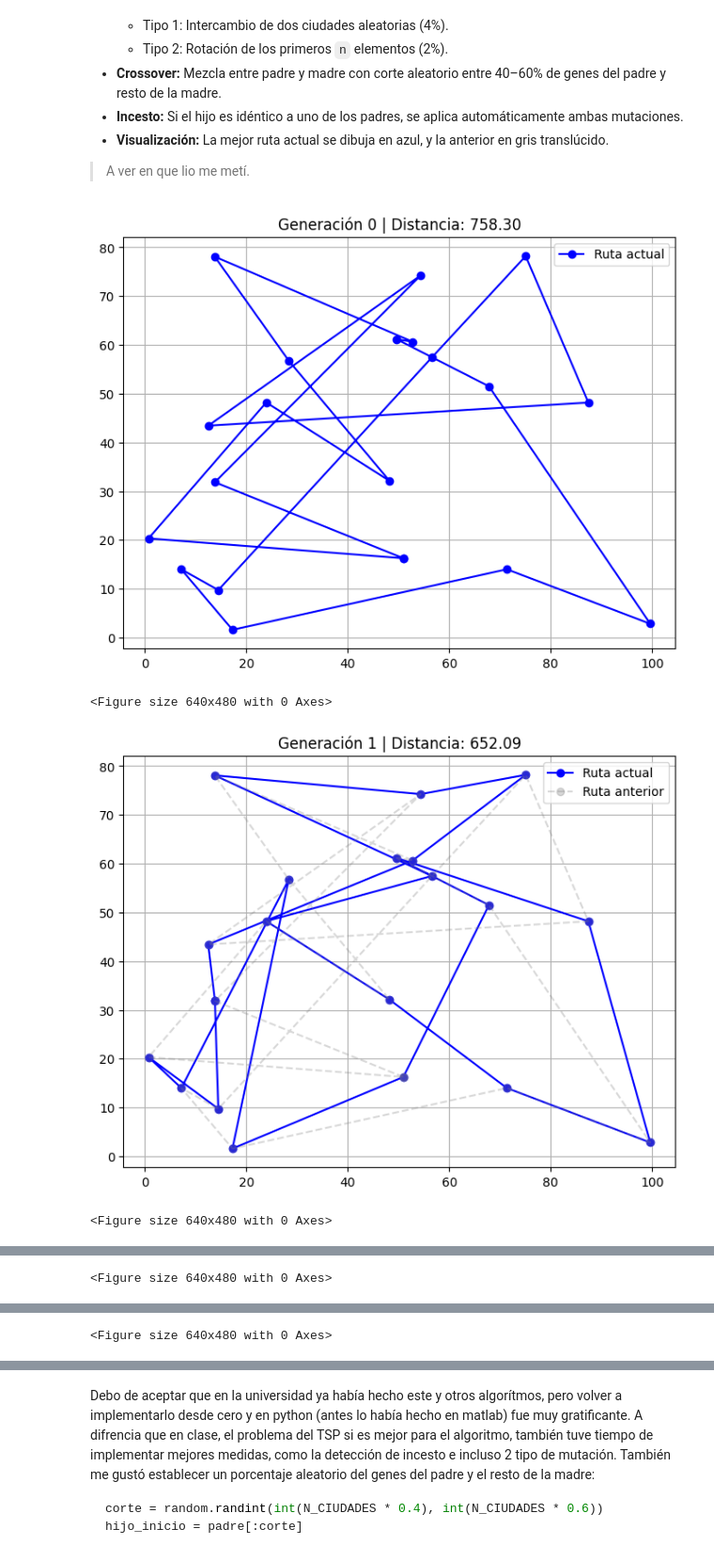
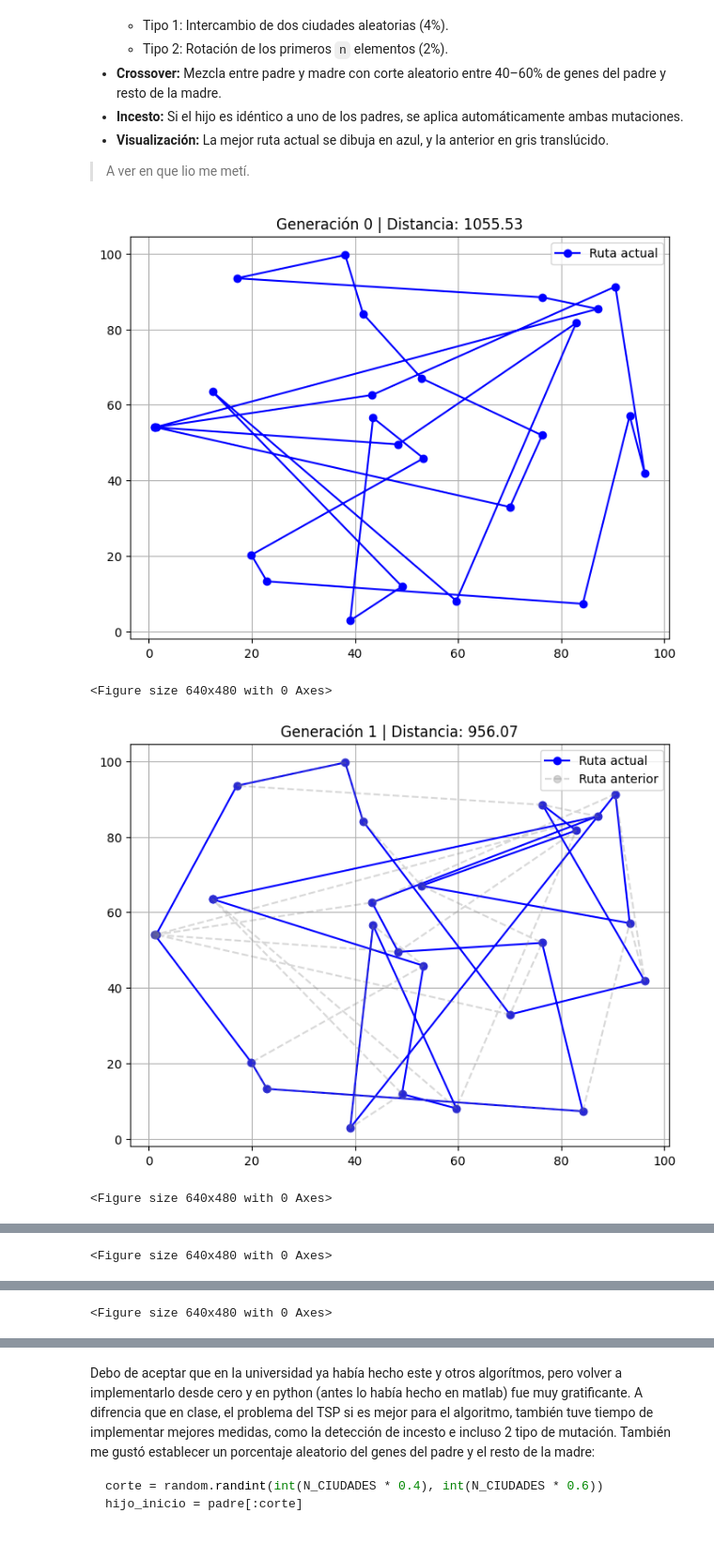
Before and after one commit to Pepe-Padilla/deep-learning, a Jupyter notebook: algoritmosGeneticos.ipynb, the cells around one changed output, grey strips where cells are left out. Shown at 94% size. Cells and saved outputs as stored; diff of their text form; code cells hidden in the pictures.

```diff
--- a/algoritmosGeneticos.ipynb
+++ b/algoritmosGeneticos.ipynb
@@ -30,9 +30,9 @@ import matplotlib.pyplot as plt
 import random
 
 # ----- Configuración inicial -----
-N_CIUDADES = 20
-TAM_POBLACION = 100
-GENERACIONES = 300
+N_CIUDADES = 25
+TAM_POBLACION = 200
+GENERACIONES = 500
 ELITISMO = 2
 
 PROB_MUT1 = 0.04
@@ -104,34 +104,34 @@ def evolucionar(poblacion, generaciones):
             graficar_ruta(ciudades, mejor_ruta, ruta_anterior, gen, mejor_distancia)
 
     return mejor_ruta, mejor_distancia
 
 # ----- Visualización -----
 def graficar_ruta(ciudades, ruta, ruta_anterior, gen, distancia):
     plt.figure(figsize=(8, 6))
     x, y = ciudades[ruta].T
     x = np.append(x, x[0])
     y = np.append(y, y[0])
     plt.plot(x, y, '-o', color='blue', label='Ruta actual')
 
     if ruta_anterior:
         xa, ya = ciudades[ruta_anterior].T
         xa = np.append(xa, xa[0])
         ya = np.append(ya, ya[0])
         plt.plot(xa, ya, '--o', color='gray', alpha=0.3, label='Ruta anterior')
 
     plt.title(f"Generación {gen} | Distancia: {distancia:.2f}")
     plt.legend()
     plt.grid()
     plt.pause(0.1)
     plt.clf()
 
 # ----- Ejecución principal -----
 poblacion = crear_poblacion()
 mejor, dist = evolucionar(poblacion, GENERACIONES)
 plt.close()
 print("Mejor distancia encontrada:", dist)
 # %% [output]
-[figure, old version]
+[figure, new version]
 <Figure size 640x480 with 0 Axes>
-[figure, old version]
+[figure, new version]
 <Figure size 640x480 with 0 Axes>
```
Also changed, not shown: parts of 1 cell of this notebook.
